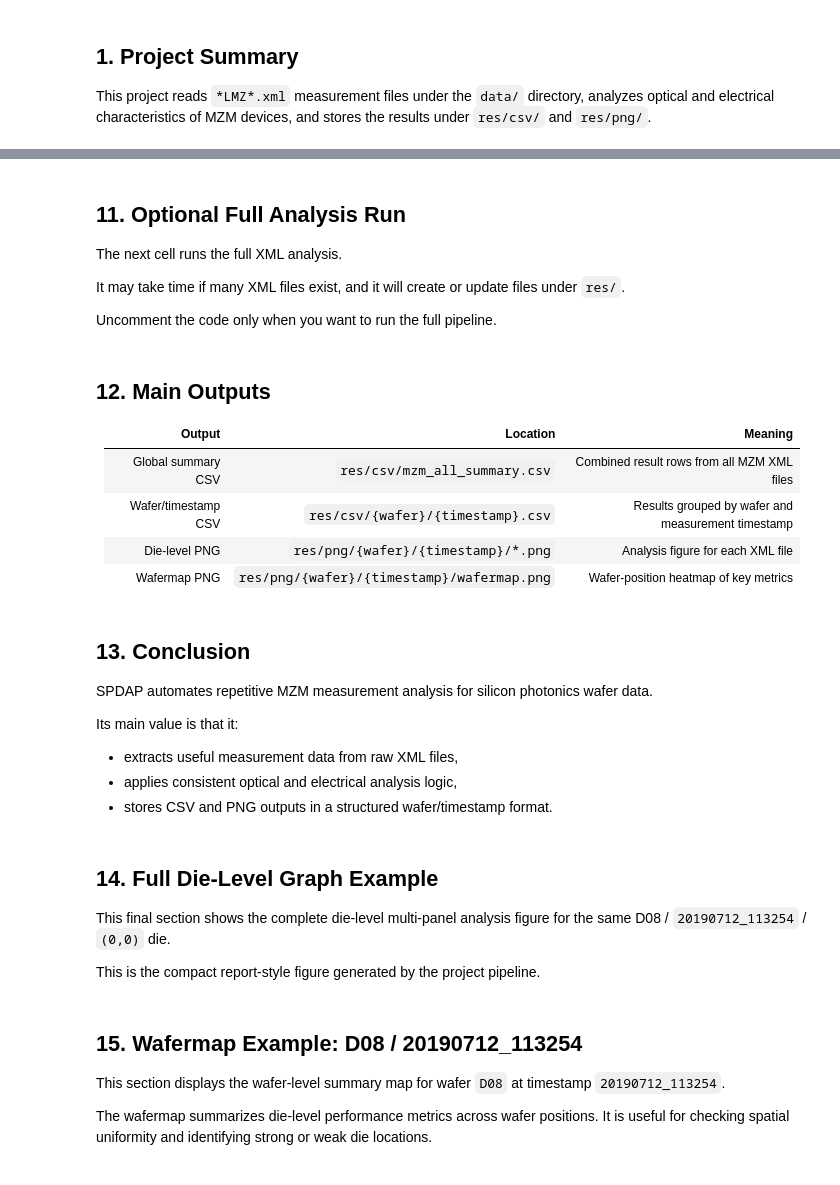
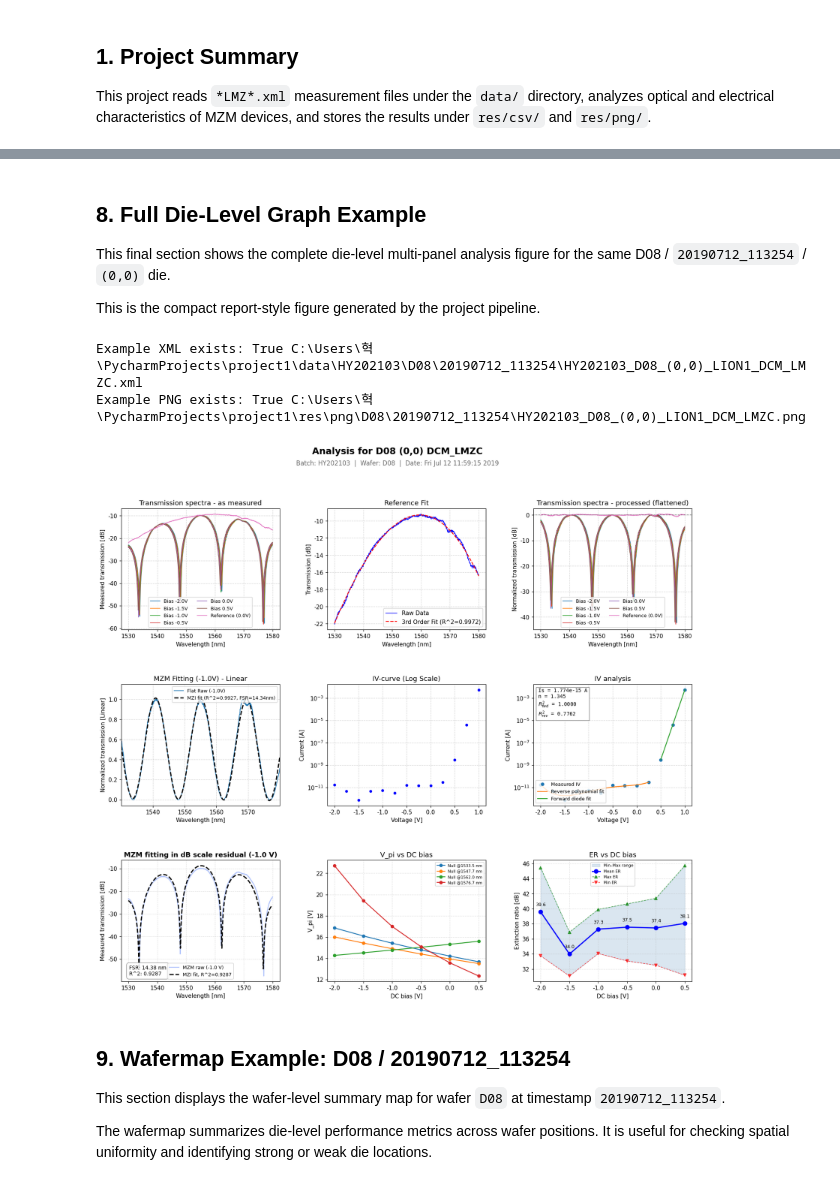
Before and after one commit to dw7566/project, a Jupyter notebook: doc/project_explanation.ipynb, the cells around one changed output, grey strips where cells are left out. Drawn from its saved outputs; the diff is of its cells as text; code cells hidden in the pictures.

```diff
--- a/doc/project_explanation.ipynb
+++ b/doc/project_explanation.ipynb
@@ -30,10 +30,19 @@ python run.py
 `run.py` calls `src.main.main()`.
 # %%
 from pathlib import Path
+import sys
 
-data_dir = Path("data")
+PROJECT_ROOT = next(
+    (path for path in [Path.cwd(), *Path.cwd().parents] if (path / "run.py").exists()),
+    Path.cwd(),
+)
+if str(PROJECT_ROOT) not in sys.path:
+    sys.path.insert(0, str(PROJECT_ROOT))
+
+data_dir = PROJECT_ROOT / "data"
 xml_files = sorted(data_dir.rglob("*LMZ*.xml"))
 
-print(Path("run.py").read_text(encoding="utf-8"))
+print((PROJECT_ROOT / "run.py").read_text(encoding="utf-8"))
+print("Project root:", PROJECT_ROOT)
 print("LMZ XML file count:", len(xml_files))
 # %% [output]
@@ -329,8 +417,0 @@ show_figure(fig)
-# %% [markdown]
-## 11. Optional Full Analysis Run
-
-The next cell runs the full XML analysis.
-
-It may take time if many XML files exist, and it will create or update files under `res/`.
-
-Uncomment the code only when you want to run the full pipeline.
@@ -340,24 +418,5 @@ Uncomment the code only when you want to run the full pipeline.
-# %% [markdown]
-## 12. Main Outputs
-
-| Output | Location | Meaning |
-|---|---|---|
-| Global summary CSV | `res/csv/mzm_all_summary.csv` | Combined result rows from all MZM XML files |
-| Wafer/timestamp CSV | `res/csv/{wafer}/{timestamp}.csv` | Results grouped by wafer and measurement timestamp |
-| Die-level PNG | `res/png/{wafer}/{timestamp}/*.png` | Analysis figure for each XML file |
-| Wafermap PNG | `res/png/{wafer}/{timestamp}/wafermap.png` | Wafer-position heatmap of key metrics |
-# %% [markdown]
-## 13. Conclusion
-
-SPDAP automates repetitive MZM measurement analysis for silicon photonics wafer data.
-
-Its main value is that it:
-
-- extracts useful measurement data from raw XML files,
-- applies consistent optical and electrical analysis logic,
-- stores CSV and PNG outputs in a structured wafer/timestamp format.
 # %% [markdown]
-## 14. Full Die-Level Graph Example
+## 8. Full Die-Level Graph Example
 
 This final section shows the complete die-level multi-panel analysis figure for the same D08 / `20190712_113254` / `(0,0)` die.
 
@@ -365,19 +424,23 @@ This is the compact report-style figure generated by the project pipeline.
 # %%
 from IPython.display import Image, display
 from pathlib import Path
 
-example_xml = Path("data/HY202103/D08/20190712_113254/HY202103_D08_(0,0)_LION1_DCM_LMZC.xml")
-example_png = Path("res/png/D08/20190712_113254/HY202103_D08_(0,0)_LION1_DCM_LMZC.png")
+example_xml = PROJECT_ROOT / "data/HY202103/D08/20190712_113254/HY202103_D08_(0,0)_LION1_DCM_LMZC.xml"
+example_png = PROJECT_ROOT / "res/png/D08/20190712_113254/HY202103_D08_(0,0)_LION1_DCM_LMZC.png"
 
 print("Example XML exists:", example_xml.exists(), example_xml)
 print("Example PNG exists:", example_png.exists(), example_png)
 
 if example_png.exists():
     display(Image(filename=str(example_png)))
 else:
     print("The PNG does not exist yet. Run the next cell to generate it from the XML file.")
+# %% [output]
+Example XML exists: True C:\Users\혁\PycharmProjects\project1\data\HY202103\D08\20190712_113254\HY202103_D08_(0,0)_LION1_DCM_LMZC.xml
+Example PNG exists: True C:\Users\혁\PycharmProjects\project1\res\png\D08\20190712_113254\HY202103_D08_(0,0)_LION1_DCM_LMZC.png
+[figure, added]
 # %% [markdown]
-## 15. Wafermap Example: D08 / 20190712_113254
+## 9. Wafermap Example: D08 / 20190712_113254
 
 This section displays the wafer-level summary map for wafer `D08` at timestamp `20190712_113254`.
 
```
Also changed, not shown: parts of 32 cells of this notebook.
